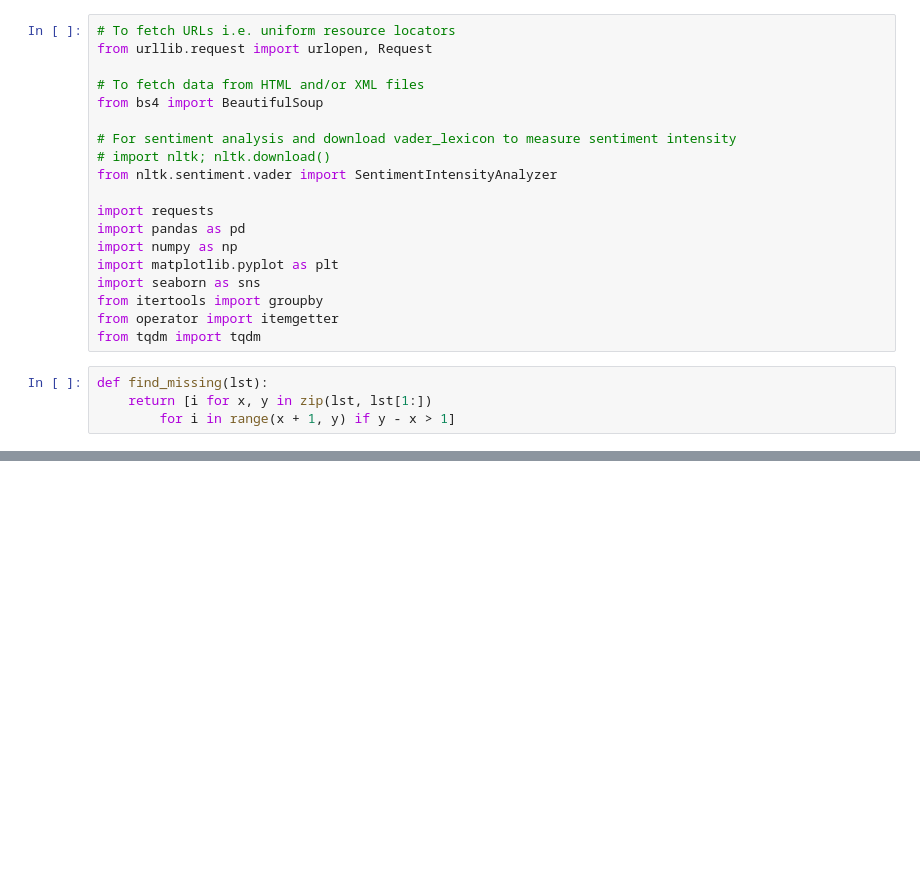
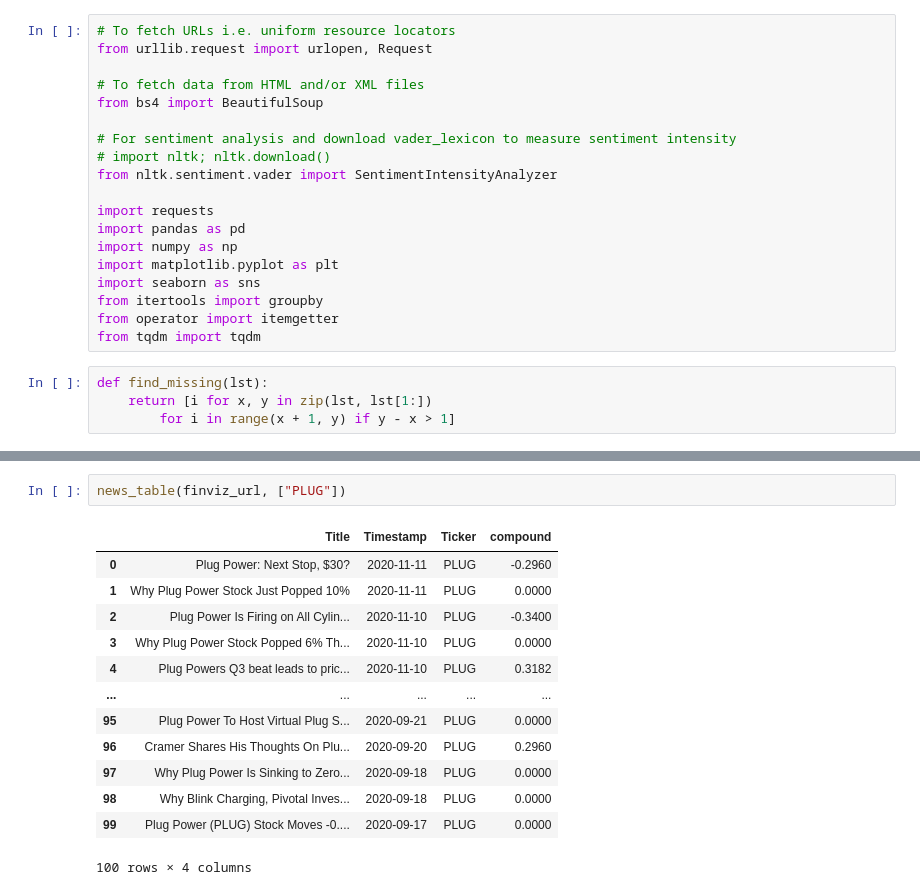
Before and after one commit to mohiteprathamesh1996/Investment-and-Portfolio-Analysis-of-Stocks, a Jupyter notebook: Sentiment Analysis of Stocks from Financial News.ipynb, the cells around one changed output, grey strips where cells are left out. Saved outputs shown, nothing was run; the diff lists cells and outputs as text; blank space fills up the shorter version.

```diff
--- a/Sentiment Analysis of Stocks from Financial News.ipynb
+++ b/Sentiment Analysis of Stocks from Financial News.ipynb
@@ -67,0 +70,16 @@ plt.show()
+# %%
+news_table(finviz_url, ["PLUG"])
+# %% [output]
+|  | Title | Timestamp | Ticker | compound |
+| 0 | Plug Power: Next Stop, $30? | 2020-11-11 | PLUG | -0.2960 |
+| 1 | Why Plug Power Stock Just Popped 10% | 2020-11-11 | PLUG | 0.0000 |
+| 2 | Plug Power Is Firing on All Cylin... | 2020-11-10 | PLUG | -0.3400 |
+| 3 | Why Plug Power Stock Popped 6% Th... | 2020-11-10 | PLUG | 0.0000 |
+| 4 | Plug Powers Q3 beat leads to pric... | 2020-11-10 | PLUG | 0.3182 |
+| ... | ... | ... | ... | ... |
+| 95 | Plug Power To Host Virtual Plug S... | 2020-09-21 | PLUG | 0.0000 |
+| 96 | Cramer Shares His Thoughts On Plu... | 2020-09-20 | PLUG | 0.2960 |
+| 97 | Why Plug Power Is Sinking to Zero... | 2020-09-18 | PLUG | 0.0000 |
+| 98 | Why Blink Charging, Pivotal Inves... | 2020-09-18 | PLUG | 0.0000 |
+| 99 | Plug Power (PLUG) Stock Moves -0.... | 2020-09-17 | PLUG | 0.0000 |
+100 rows × 4 columns
```
Also changed, not shown: parts of 3 cells of this notebook, 6 other files.
